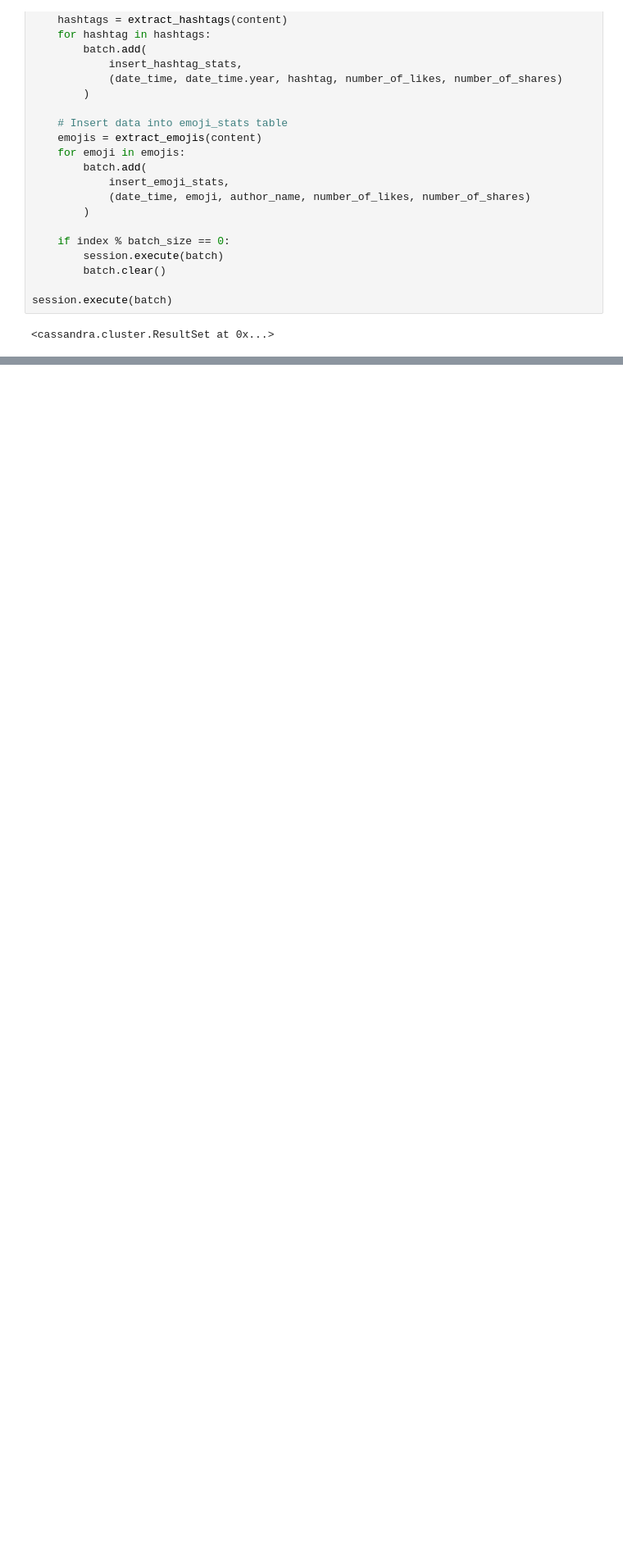
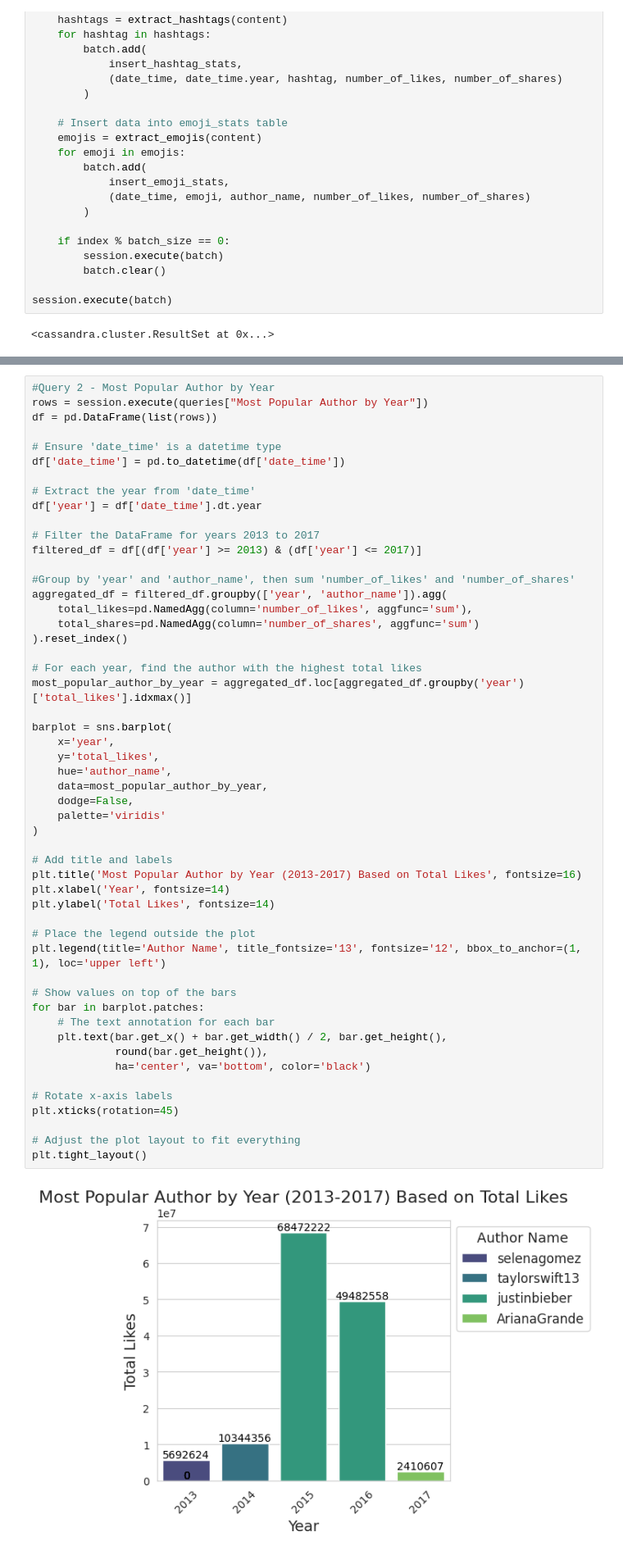
Before and after one commit to voidbar/runi-bigdata-2024, a Jupyter notebook: final/final.ipynb, the cells around one changed output, grey strips where cells are left out. Shown: that part at 82% size. Cells and saved outputs as stored; diff of their text form; blank space fills up the shorter version.

```diff
--- a/final/final.ipynb
+++ b/final/final.ipynb
@@ -535,0 +437,54 @@ InvalidRequest: Error from server: code=2200 [Invalid query] message="Undefined
+# %%
+#Query 2 - Most Popular Author by Year
+rows = session.execute(queries["Most Popular Author by Year"])
+df = pd.DataFrame(list(rows))
+
+# Ensure 'date_time' is a datetime type
+df['date_time'] = pd.to_datetime(df['date_time'])
+
+# Extract the year from 'date_time'
+df['year'] = df['date_time'].dt.year
+
+# Filter the DataFrame for years 2013 to 2017
+filtered_df = df[(df['year'] >= 2013) & (df['year'] <= 2017)]
+
+#Group by 'year' and 'author_name', then sum 'number_of_likes' and 'number_of_shares'
+aggregated_df = filtered_df.groupby(['year', 'author_name']).agg(
+    total_likes=pd.NamedAgg(column='number_of_likes', aggfunc='sum'),
+    total_shares=pd.NamedAgg(column='number_of_shares', aggfunc='sum')
+).reset_index()
+
+# For each year, find the author with the highest total likes
+most_popular_author_by_year = aggregated_df.loc[aggregated_df.groupby('year')['total_likes'].idxmax()]
+
+barplot = sns.barplot(
+    x='year',
+    y='total_likes',
+    hue='author_name',
+    data=most_popular_author_by_year,
+    dodge=False,
+    palette='viridis'
+)
+
+# Add title and labels
+plt.title('Most Popular Author by Year (2013-2017) Based on Total Likes', fontsize=16)
+plt.xlabel('Year', fontsize=14)
+plt.ylabel('Total Likes', fontsize=14)
+
+# Place the legend outside the plot
+plt.legend(title='Author Name', title_fontsize='13', fontsize='12', bbox_to_anchor=(1, 1), loc='upper left')
+
+# Show values on top of the bars
+for bar in barplot.patches:
+    # The text annotation for each bar
+    plt.text(bar.get_x() + bar.get_width() / 2, bar.get_height(),
+             round(bar.get_height()),
+             ha='center', va='bottom', color='black')
+
+# Rotate x-axis labels
+plt.xticks(rotation=45)
+
+# Adjust the plot layout to fit everything
+plt.tight_layout()
+# %% [output]
+[figure, added]
```
Also changed, not shown: parts of 18 cells of this notebook, 1 other file.
